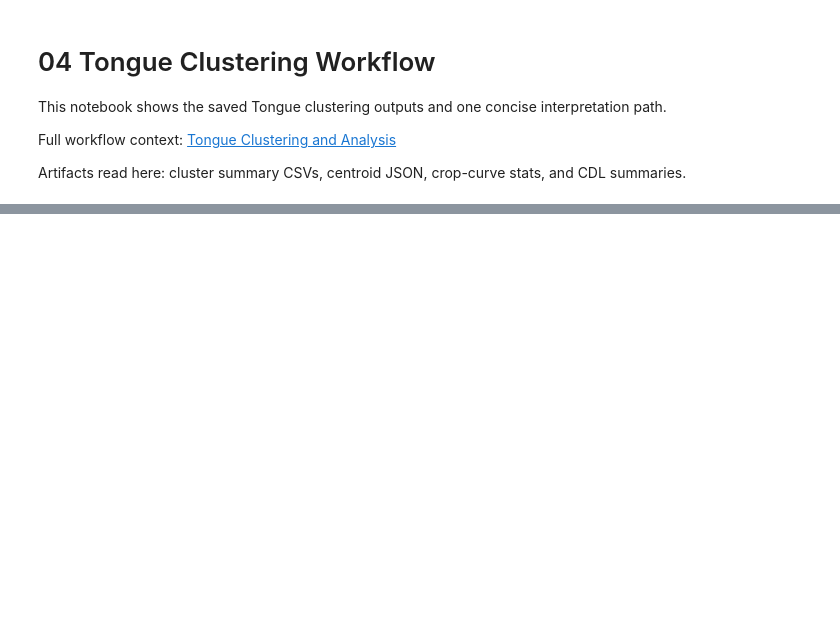
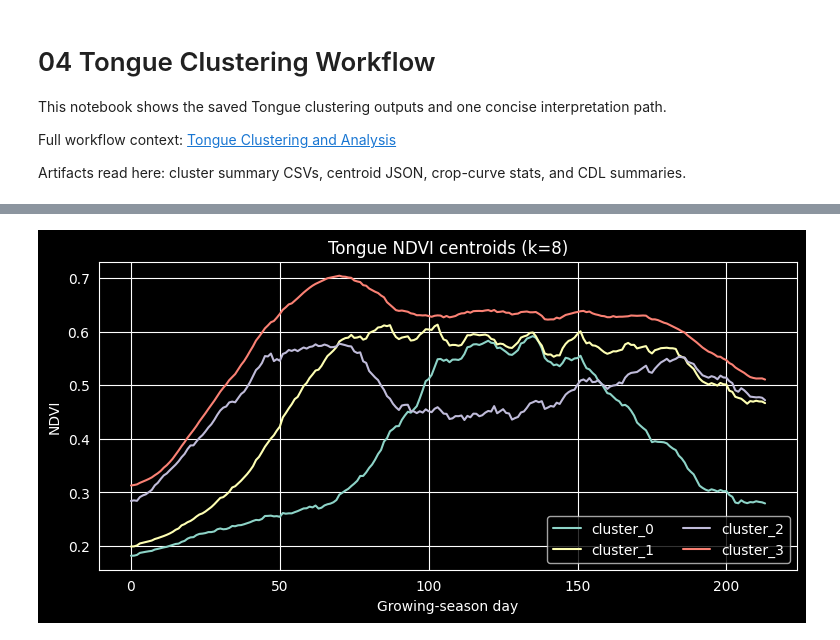
Before and after one commit to dgketchum/swim-mtdnrc, a Jupyter notebook: docs/notebooks/04_tongue_clustering_workflow.ipynb, the cells around one changed output, grey strips where cells are left out. Saved outputs shown, nothing was run; the diff lists cells and outputs as text; code cells hidden in the pictures; blank space fills up the shorter version.

Commit message:
fix notebook 04: correct clustering path, hardcode k=8, fix plt.subplots bug, drop 'what to read next'

```diff
--- a/docs/notebooks/04_tongue_clustering_workflow.ipynb
+++ b/docs/notebooks/04_tongue_clustering_workflow.ipynb
@@ -13,13 +13,10 @@ import json
 import matplotlib.pyplot as plt
 import pandas as pd
 
-CLUSTER_DIR = Path("/nas/swim/examples/tongue_new/data/clustering")
+CLUSTER_DIR = Path("/nas/swim/examples/tongue/data/clustering")
 summary = pd.read_csv(CLUSTER_DIR / "tongue_cluster_summary.csv")
-best_row = (
-    summary.loc[summary["best"].astype(bool)].iloc[0]
-    if "best" in summary
-    else summary.sort_values("silhouette", ascending=False).iloc[0]
-)
-BEST_K = int(best_row["k"])
+
+# k=8 is the working analysis (full stats, crop curves, CDL cross-tabs)
+BEST_K = 8
 BEST_K
 # %% [output]
@@ -29,15 +32,18 @@ summary.sort_values("silhouette", ascending=False)
 # %%
 with open(CLUSTER_DIR / f"tongue_ndvi_centroids_k{BEST_K}.json") as f:
     centroids = json.load(f)
 
-fig, ax = plt.subplots(figsize=(9, 4))
+fig = plt.figure(figsize=(9, 4))
+ax = fig.add_subplot(111)
 for cluster_name, values in list(centroids.items())[:4]:
     ax.plot(values, label=cluster_name)
 ax.set_title(f"Tongue NDVI centroids (k={BEST_K})")
 ax.set_xlabel("Growing-season day")
 ax.set_ylabel("NDVI")
 ax.legend(ncol=2)
 plt.show()
+# %% [output]
+[figure, added]
 # %%
 stats_path = CLUSTER_DIR / f"cluster_stats_k{BEST_K}.csv"
 stats = pd.read_csv(stats_path)
```
Also changed, not shown: parts of 5 cells of this notebook.
